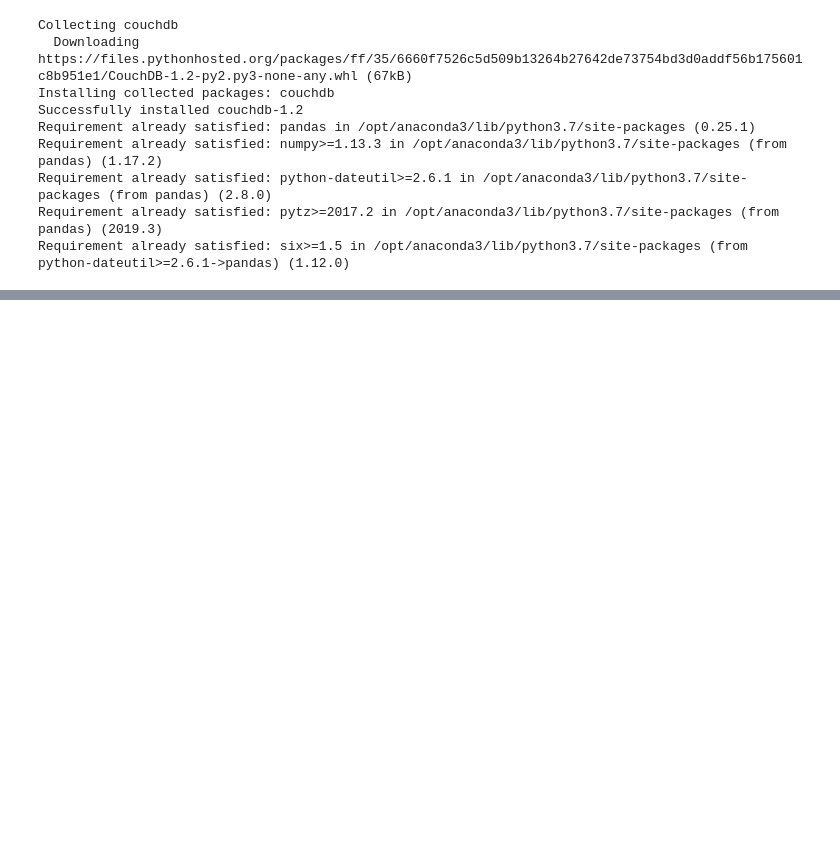
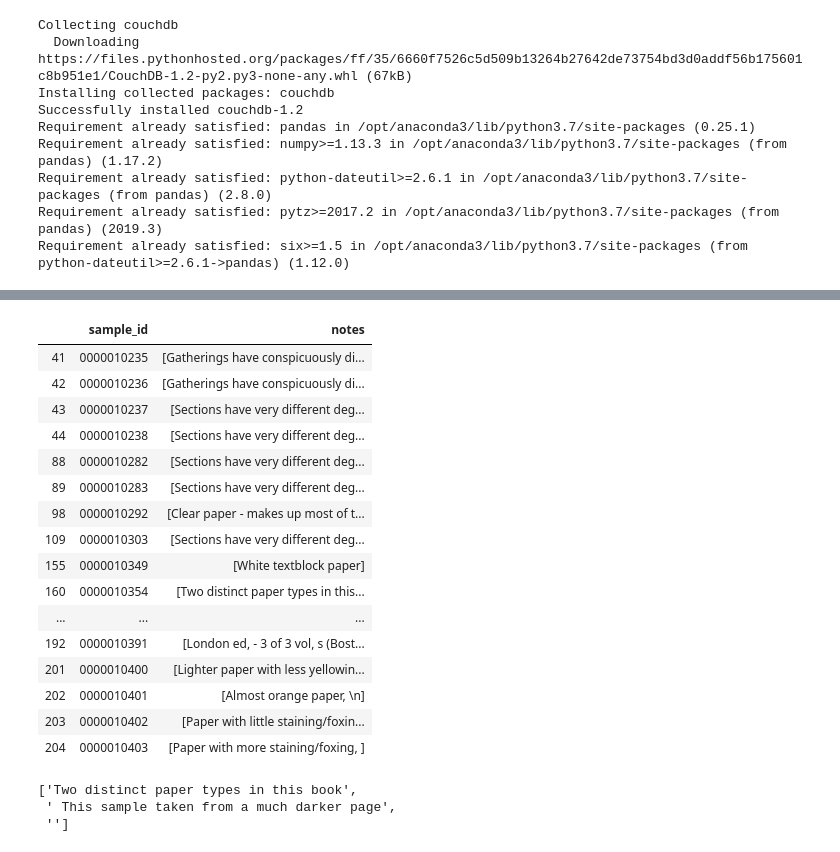
Before and after one commit to hujingc/umsi_loc_anc, a Jupyter notebook: initial_data_visualizations.ipynb, the cells around one changed output, grey strips where cells are left out. Cells and saved outputs as stored; diff of their text form; code cells hidden in the pictures; blank space fills up the shorter version.

```diff
--- a/initial_data_visualizations.ipynb
+++ b/initial_data_visualizations.ipynb
@@ -187,0 +96,5 @@ KeyboardInterrupt:
+# %%
+#summary of the notes dataframe
+notes_df = sample2[["sample_id", "notes"]]
+notes_df2 = notes_df[notes_df.notes != '']
+notes_df2.describe()
@@ -187,0 +107,4 @@ KeyboardInterrupt:
+# %%
+#split the notes value into a list on commas, periods, or new line charcters
+notes_df2["notes"] = notes_df2["notes"].str.split(r",|\.|\/n")
+notes_df2
@@ -187,0 +125,28 @@ KeyboardInterrupt:
+# %%
+#closer look at the new df
+notes_df2.head(25)
+# %% [output]
+|  | sample_id | notes |
+| 41 | 0000010235 | [Gatherings have conspicuously di... |
+| 42 | 0000010236 | [Gatherings have conspicuously di... |
+| 43 | 0000010237 | [Sections have very different deg... |
+| 44 | 0000010238 | [Sections have very different deg... |
+| 88 | 0000010282 | [Sections have very different deg... |
+| 89 | 0000010283 | [Sections have very different deg... |
+| 98 | 0000010292 | [Clear paper - makes up most of t... |
+| 109 | 0000010303 | [Sections have very different deg... |
+| 155 | 0000010349 | [White textblock paper] |
+| 160 | 0000010354 | [Two distinct paper types in this... |
+| ... | ... | ... |
+| 192 | 0000010391 | [London ed, - 3 of 3 vol, s (Bost... |
+| 201 | 0000010400 | [Lighter paper with less yellowin... |
+| 202 | 0000010401 | [Almost orange paper, \n] |
+| 203 | 0000010402 | [Paper with little staining/foxin... |
+| 204 | 0000010403 | [Paper with more staining/foxing, ] |
+# %%
+#sample value
+notes_df2["notes"][160]
+# %% [output]
+['Two distinct paper types in this book',
+ ' This sample taken from a much darker page',
+ '']
```
Also changed, not shown: parts of 19 cells of this notebook.
